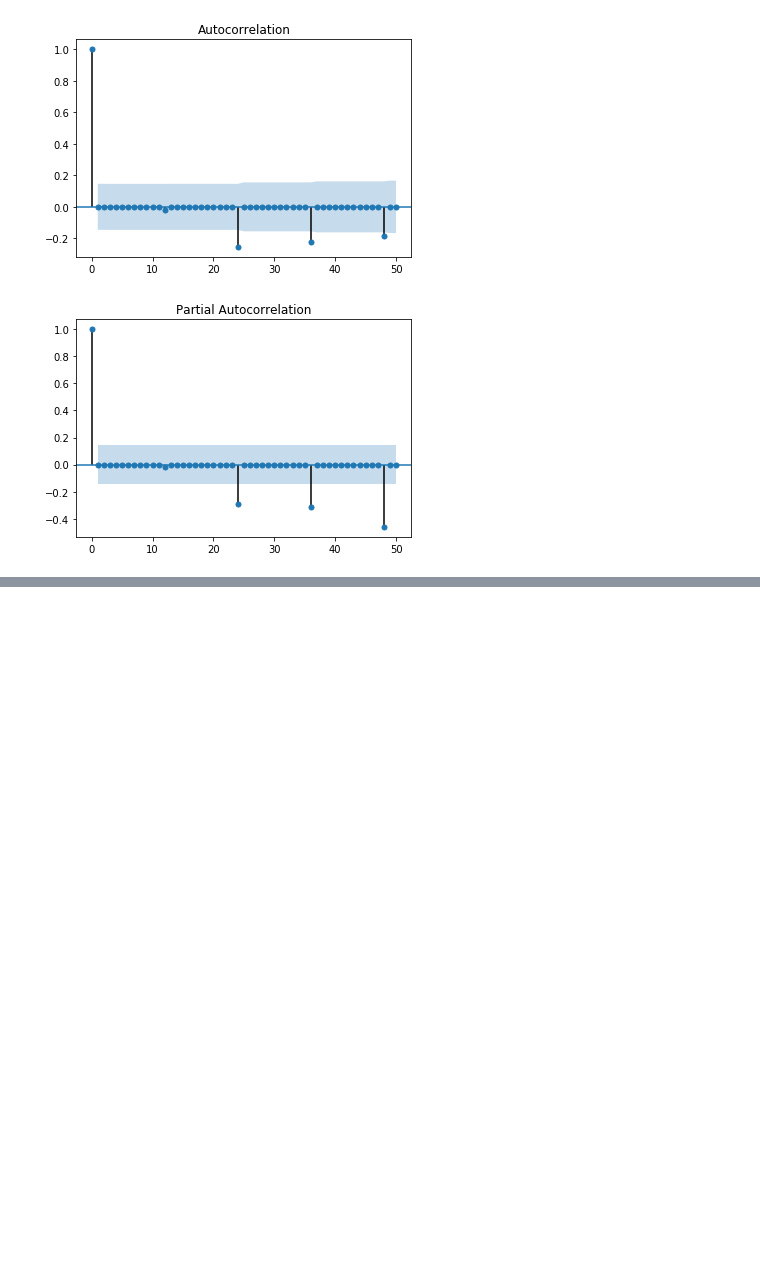
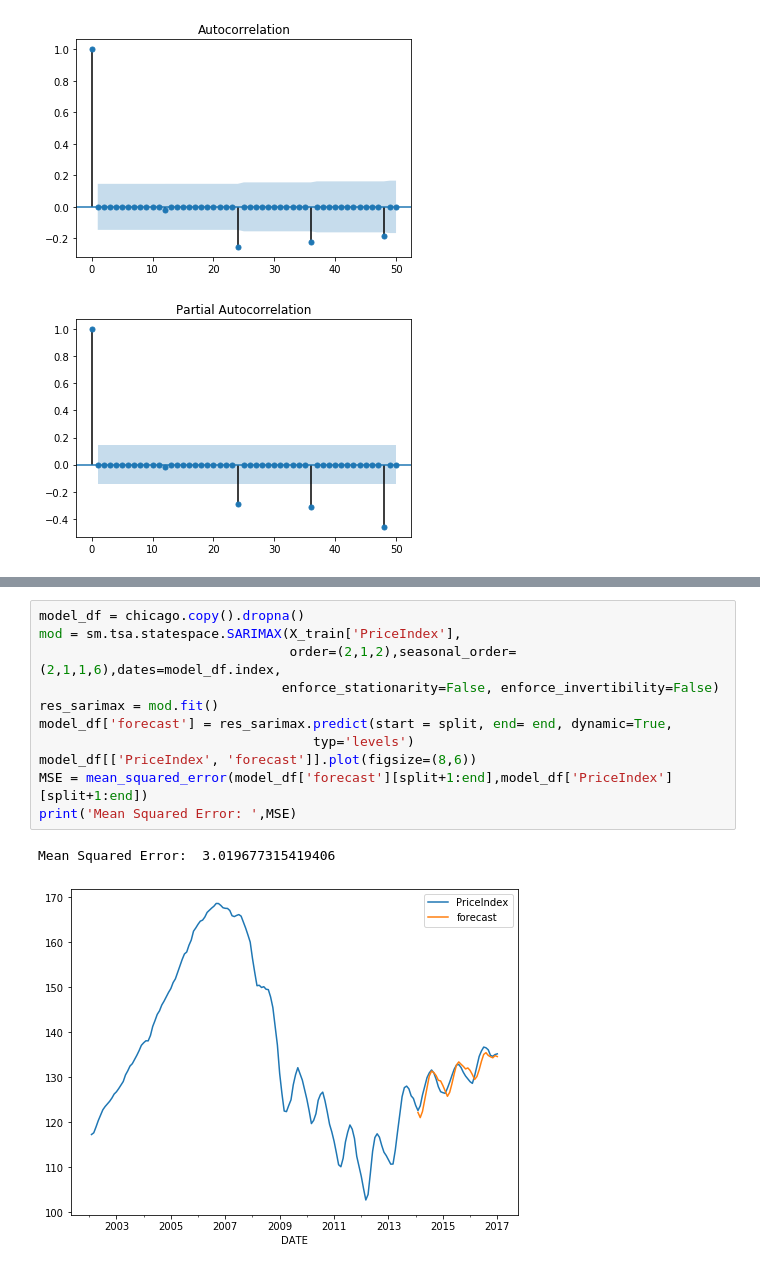
Before and after one commit to Pietrassyk/Project_6_TSA_Housing, a Jupyter notebook: Chicago_data.ipynb, the cells around one changed output, grey strips where cells are left out. Saved outputs shown, nothing was run; the diff lists cells and outputs as text; blank space fills up the shorter version.

```diff
--- a/Chicago_data.ipynb
+++ b/Chicago_data.ipynb
@@ -289,0 +278,14 @@ ValueError: Provided exogenous values are not of the appropriate shape. Required
+# %%
+model_df = chicago.copy().dropna()
+mod = sm.tsa.statespace.SARIMAX(X_train['PriceIndex'],
+                                order=(2,1,2),seasonal_order=(2,1,1,6),dates=model_df.index,
+                               enforce_stationarity=False, enforce_invertibility=False)
+res_sarimax = mod.fit()
+model_df['forecast'] = res_sarimax.predict(start = split, end= end, dynamic=True,
+                                   typ='levels')
+model_df[['PriceIndex', 'forecast']].plot(figsize=(8,6))
+MSE = mean_squared_error(model_df['forecast'][split+1:end],model_df['PriceIndex'][split+1:end])
+print('Mean Squared Error: ',MSE)
+# %% [output]
+Mean Squared Error:  3.019677315419406
+[figure, added]
```
Also changed, not shown: parts of 57 cells of this notebook, 1 other file.
